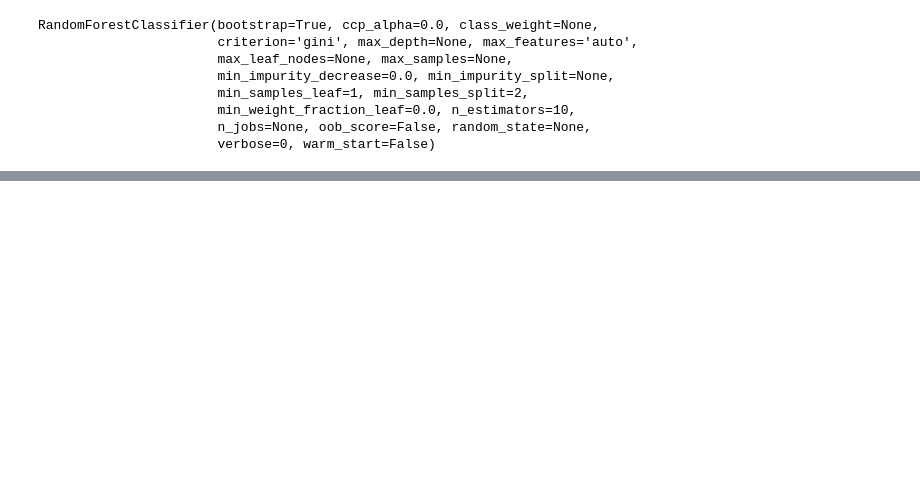
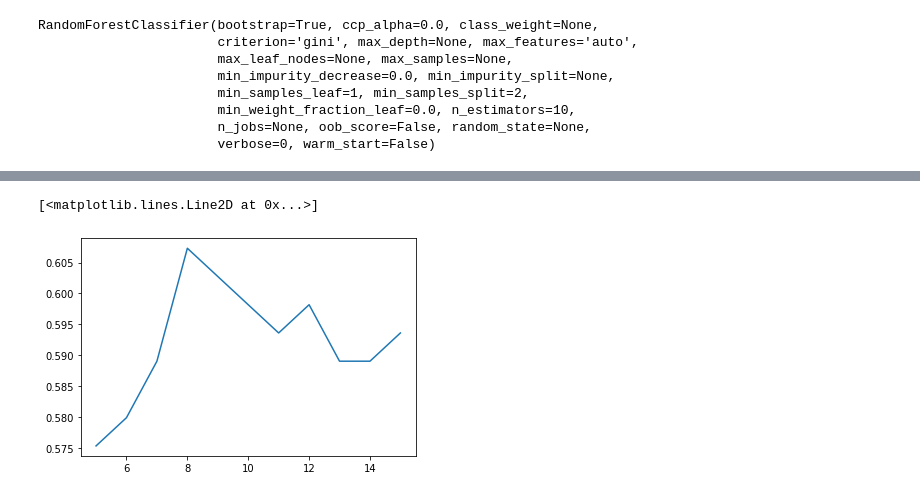
Before and after one commit to parasgulati8/People-Analytics, a Jupyter notebook: People_Analytics_Hackathon.ipynb, the cells around one changed output, grey strips where cells are left out. Cells and saved outputs as stored; diff of their text form; code cells hidden in the pictures; blank space fills up the shorter version.

```diff
--- a/People_Analytics_Hackathon.ipynb
+++ b/People_Analytics_Hackathon.ipynb
@@ -1161 +1095,6 @@ KNeighborsClassifier(algorithm='auto', leaf_size=30, metric='minkowski',
+# %%
+plt.plot(range(5,16), acc)
+# %% [output]
+[<matplotlib.lines.Line2D at 0x...>]
+[figure, added]
 # %%
```
Also changed, not shown: parts of 48 cells of this notebook.
